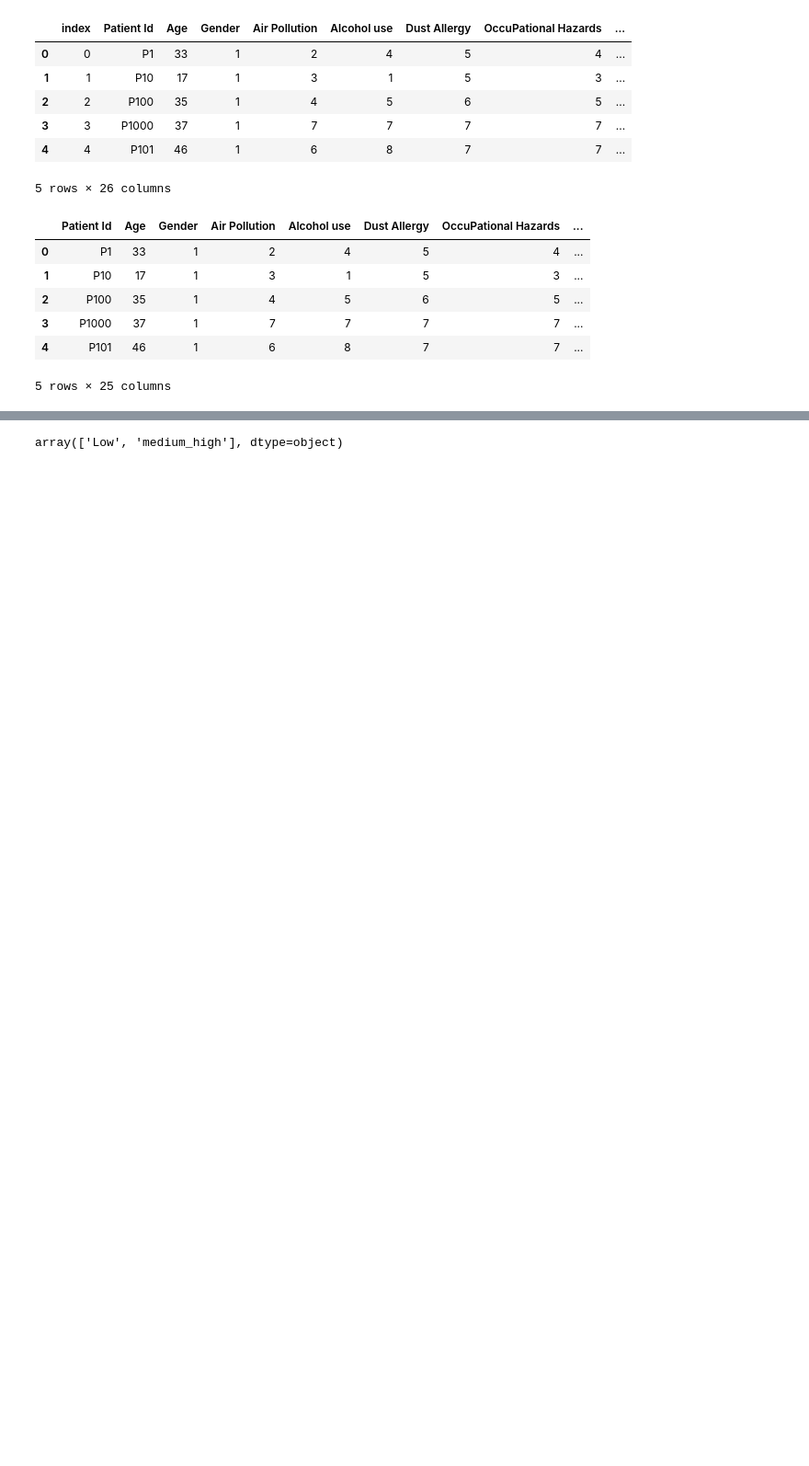
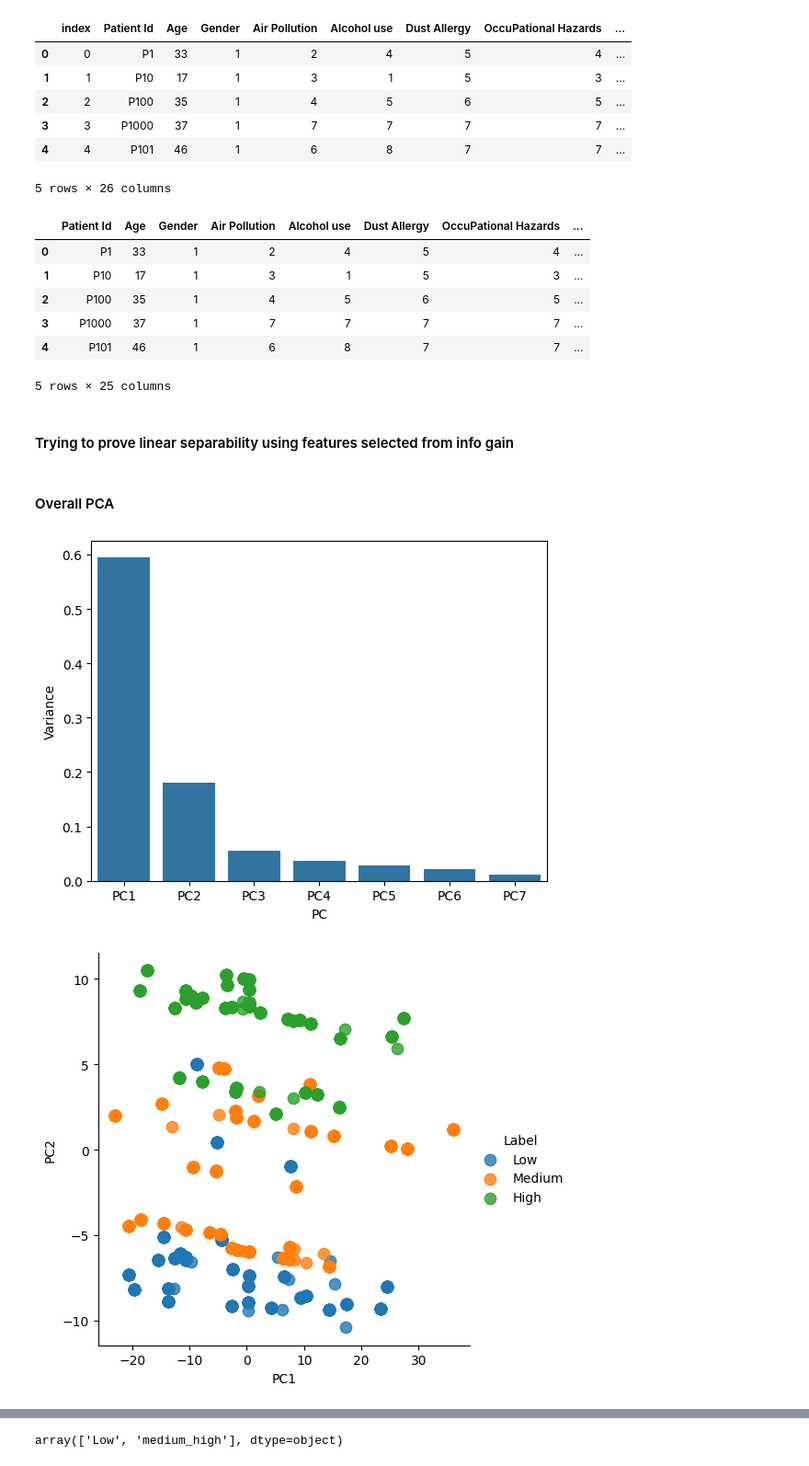
Before and after one commit to eugenegancw/Lung_Cancer_Prediction, a Jupyter notebook: linear_separability.ipynb, the cells around one changed output, grey strips where cells are left out. Shown at 92% size. Saved outputs shown, nothing was run; the diff lists cells and outputs as text; code cells hidden in the pictures; blank space fills up the shorter version.

Commit message:
Tidy up Linear separability notebook

```diff
--- a/linear_separability.ipynb
+++ b/linear_separability.ipynb
@@ -32,3 +33,5 @@ df.head()
 | 3 | P1000 | 37 | 1 | 7 | 7 | 7 | 7 | ... |
 | 4 | P101 | 46 | 1 | 6 | 8 | 7 | 7 | ... |
 5 rows × 25 columns
+# %% [markdown]
+#### Trying to prove linear separability using features selected from info gain
@@ -34,0 +76,42 @@ df.head()
+# %% [markdown]
+#### Overall PCA
+# %%
+
+def pca_transform(x, y, n_comp):
+  pc_list = [f"PC{i+1}" for i in range(n_comp)]
+  pca = decomposition.PCA(n_components=n_comp)
+  pc = pca.fit_transform(x)
+  pc_df = pd.DataFrame(data=pc,columns=pc_list)
+  pc_df['Label'] = y
+  return pc_df, pca, pc_list
+
+def plot_PCA_2D(pc_df, pca, pc_list):
+    # variance explained by PCs
+    # PC1 + PC2 explains 78% variance
+    var = pd.DataFrame({'Variance':pca.explained_variance_ratio_,
+                'PC':pc_list})
+
+    sns.barplot(x='PC',y="Variance",
+            data=var)
+    sns.lmplot( x="PC1", y="PC2",
+    data=pc_df,
+    fit_reg=False,
+    hue='Label', # color by cluster
+    legend=True,
+    scatter_kws={"s": 80}) # specify the point size
+
+def plot_PCA_3D(pc_df, pca):
+    pca_var_sum=sum(pca.explained_variance_ratio_[:4])
+
+    figure = plotly_express.scatter_3d(pc_df,x="PC1",y="PC2",z="PC3",color="Label")
+    figure.update_layout(showlegend=True)
+    figure.show()
+# %%
+x=df.drop(["Patient Id","Level"], axis=1)
+y=df["Level"]
+n_comp=7
+pc_df, pca, pc_list= pca_transform(x, y, n_comp)
+plot_PCA_2D(pc_df, pca, pc_list)
+# %% [output]
+[figure, added]
+[figure, added]
```
Also changed, not shown: parts of 40 cells of this notebook, 2 other files.
